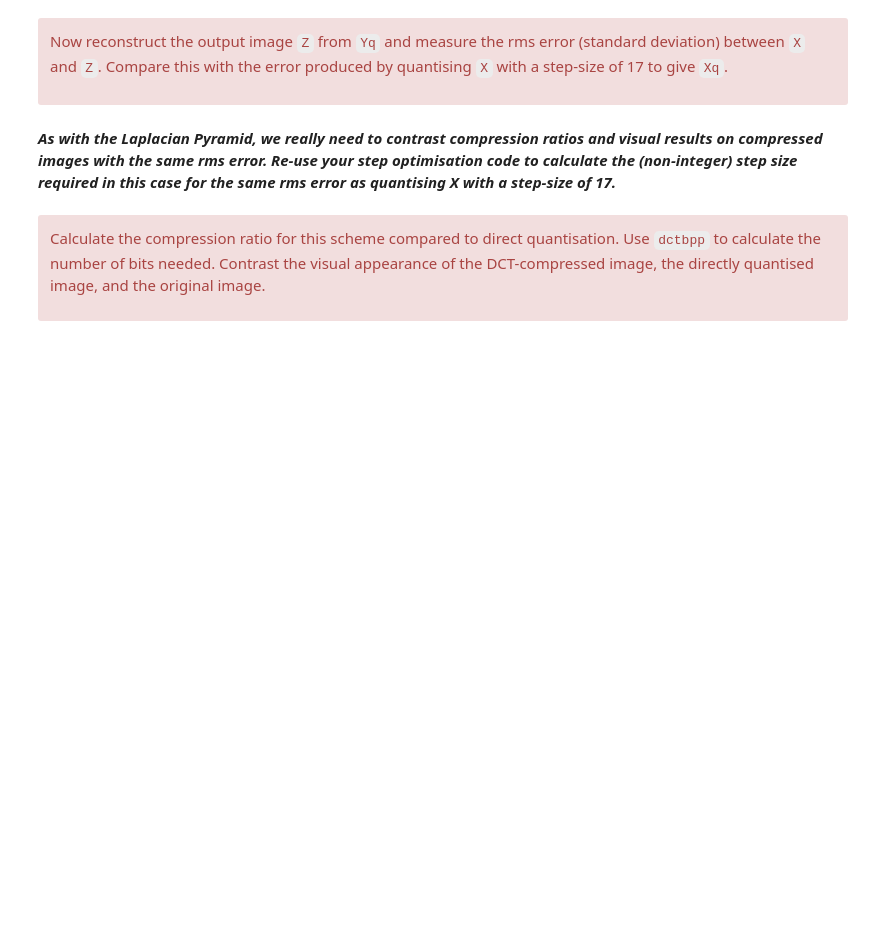
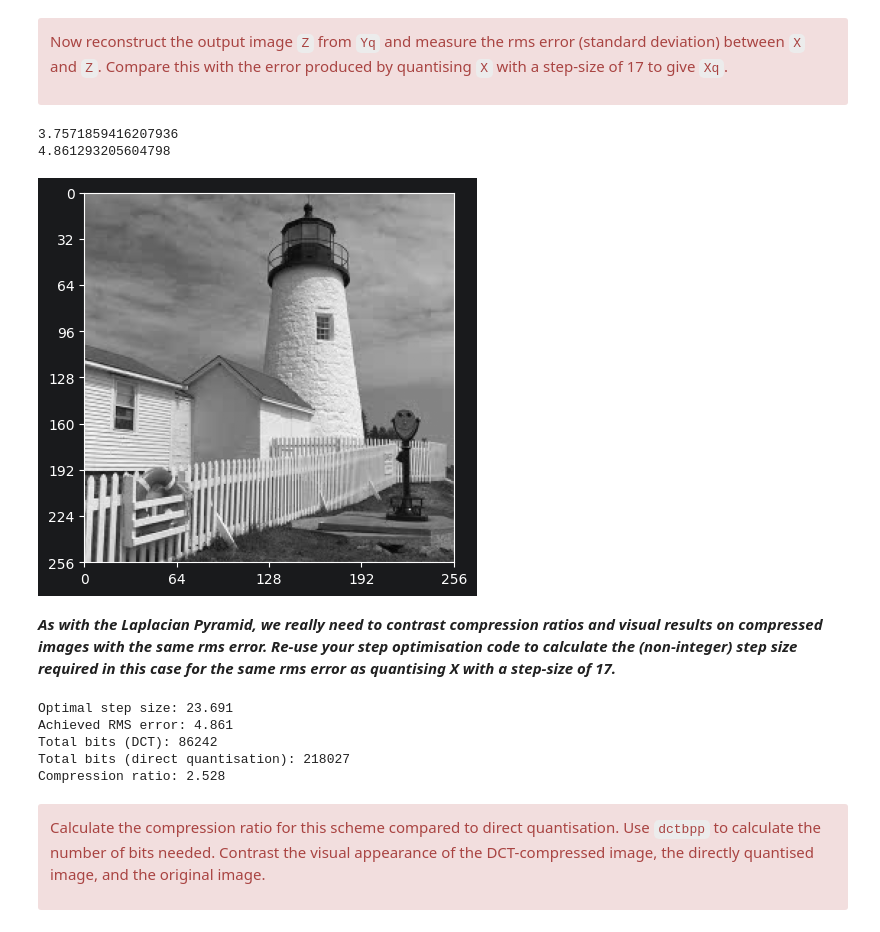
Before and after one commit to dofsdev/SF2, a Jupyter notebook: 7-the-discrete-cosine-transform.ipynb, the cells around one changed output. Saved outputs shown, nothing was run; the diff lists cells and outputs as text; code cells hidden in the pictures; blank space fills up the shorter version.

```diff
--- a/7-the-discrete-cosine-transform.ipynb
+++ b/7-the-discrete-cosine-transform.ipynb
@@ -260,0 +286,20 @@ def dctbpp(Yr, N):
+# %%
+from cued_sf2_lab.laplacian_pyramid import bpp, quantise
+
+step = 17
+
+# quantise Y
+Yq = quantise(Y, step)
+Yr = regroup(Y, N)/N
+
+def dctbpp(Yr, N):
+    total_bits = 0
+    for r in range(N):
+        for c in range(N):
+            Ys = Yr[r::N, c::N]
+            bits_per_pixel = bpp(Ys)
+            num_pixels = Ys.size
+            total_bits += bits_per_pixel * num_pixels
+    return total_bits
+
+print(dctbpp(Yr, N))
@@ -279,2 +332,22 @@ error produced by quantising `X` with a step-size of 17 to give `Xq`.
+# %%
+Z = colxfm(colxfm(Yq.T, C8.T).T, C8.T)
+
+fig, ax = plt.subplots()
+plot_image(Z, ax=ax)
+
+def rms_error(X_ref, X_rec):
+    """Root-mean-square reconstruction error."""
+    return np.sqrt(np.mean((X_ref - X_rec)**2))
+
+
+quantised_X = quantise(X, step)
+
+# rms error
+print(rms_error(X, Z))
+print(rms_error(X, quantised_X))
+# %% [output]
+3.7571859416207936
+4.861293205604798
+[figure, added]
 # %% [markdown]
 ***As with the Laplacian Pyramid, we really need to contrast compression ratios and visual results on compressed images with the same rms error. Re-use your step optimisation code to calculate the (non-integer) step size required in this case for the same rms error as quantising X with a step-size of 17.***
@@ -283,3 +354,40 @@ error produced by quantising `X` with a step-size of 17 to give `Xq`.
+# %%
+import scipy
+
+reference_rms_error = rms_error(X, quantised_X)
+
+def dct_image(step):
+    Yq = quantise(Y, step)
+    return colxfm(colxfm(Yq.T, C8.T).T, C8.T)
+
+def error_diff(step):
+    return abs(rms_error(X, dct_image(step)) - reference_rms_error)
+
+result = scipy.optimize.minimize_scalar(
+    error_diff,
+    bounds=(0.1, 40),
+    method="bounded"
+)
+
+optimal_step = result.x
+achieved_error = rms_error(X, dct_image(optimal_step))
+Yq_opt = quantise(Y, optimal_step)
+Yr_opt = regroup(Yq_opt, N)
+total_bits_opt = dctbpp(Yr_opt, N)
+total_bits_direct = dctbpp(regroup(quantise(X, 17), 8), 8)
+
+compression_ratio = total_bits_direct / total_bits_opt
+print(f"Optimal step size: {optimal_step:.3f}")
+print(f"Achieved RMS error: {achieved_error:.3f}")
+print(f"Total bits (DCT): {total_bits_opt:.0f}")
+print(f"Total bits (direct quantisation): {total_bits_direct:.0f}")
+print(f"Compression ratio: {compression_ratio:.3f}")
+# %% [output]
+Optimal step size: 23.691
+Achieved RMS error: 4.861
+Total bits (DCT): 86242
+Total bits (direct quantisation): 218027
+Compression ratio: 2.528
 # %% [markdown]
 <div class="alert alert-block alert-danger">
 
```
Also changed, not shown: parts of 22 cells of this notebook, 3 other files.
